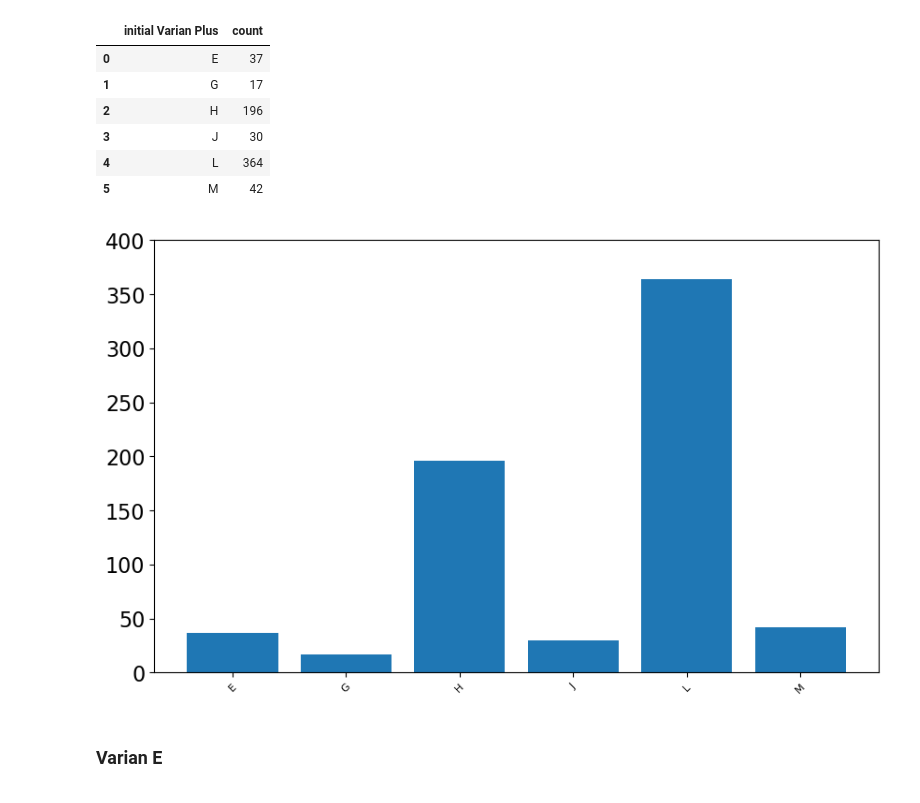
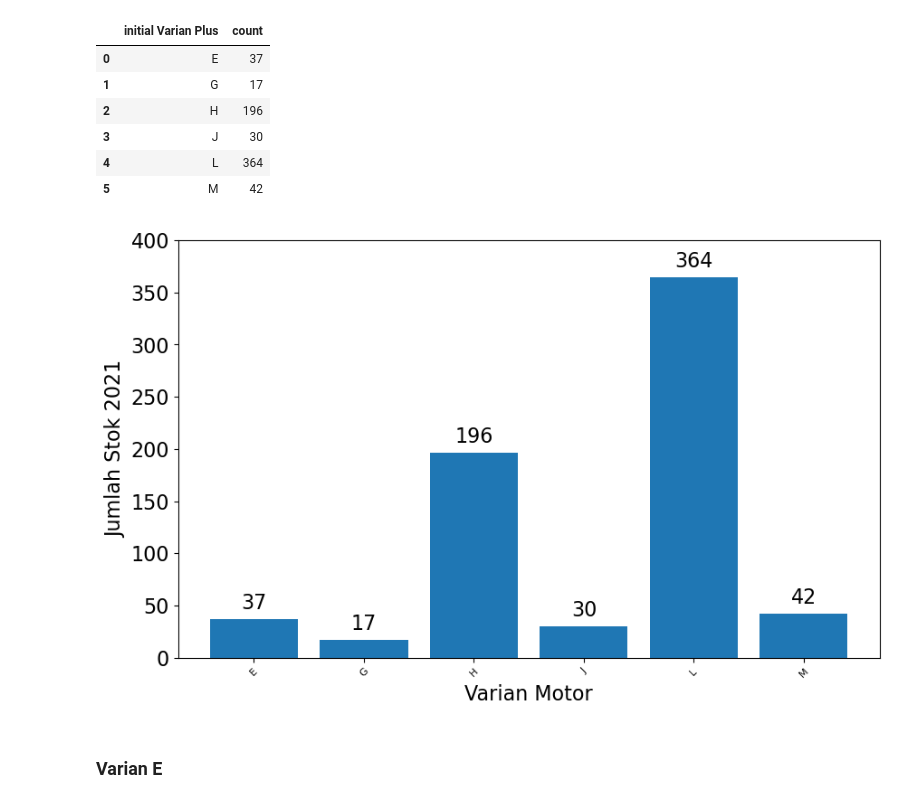
Before and after one commit to anajesset/tugas-akhirr, a Jupyter notebook: stock_21.ipynb, the cells around one changed output. Cells and saved outputs as stored; diff of their text form; code cells hidden in the pictures.

```diff
--- a/stock_21.ipynb
+++ b/stock_21.ipynb
@@ -69,20 +69,24 @@ df_stock_21_count
 # %%
 fig, ax = plt.subplots(figsize=(10, 6))
 
 # because pandas includes right endpoint, we must subtract by one
 x_data = df_stock_21_count["initial Varian Plus"]
 y_data = df_stock_21_count["count"]
 ax.bar(x_data, y_data)
 
 ax.set_xticks(np.arange(len(x_data)))
 ax.set_xticklabels(x_data, rotation=45, fontsize=8)
+ax.set_xlabel("Varian Motor")
+ax.set_ylabel("Jumlah Stok 2021")
+ax.set_ylim([0, 400])
 
-ax.set_ylim([0, 400])
+for idx, val in enumerate(y_data):
+  ax.text(x=idx, y=val+10, s=f"{val}", ha="center")
 
 plt.subplots_adjust(hspace=0.3)
 plt.show()
 # %% [output]
-[figure, old version]
+[figure, new version]
 # %% [markdown]
 ### Varian E
 # %%
```
Also changed, not shown: parts of 14 cells of this notebook, 9 other files.
